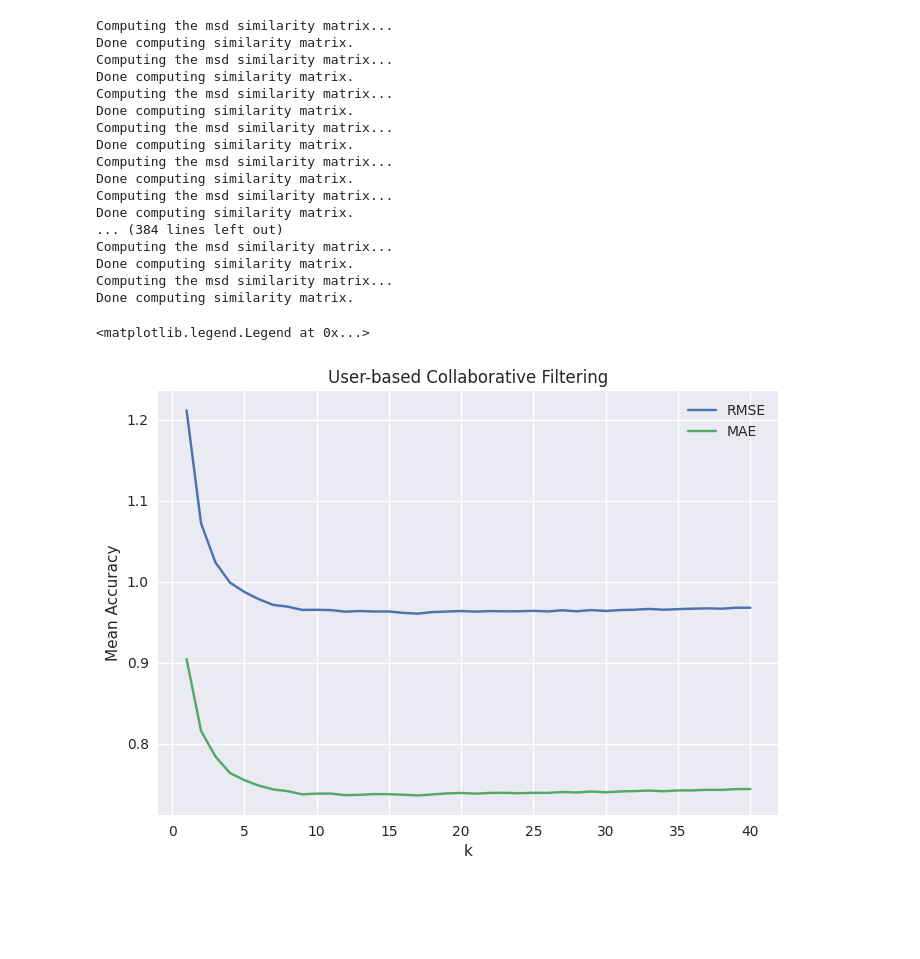
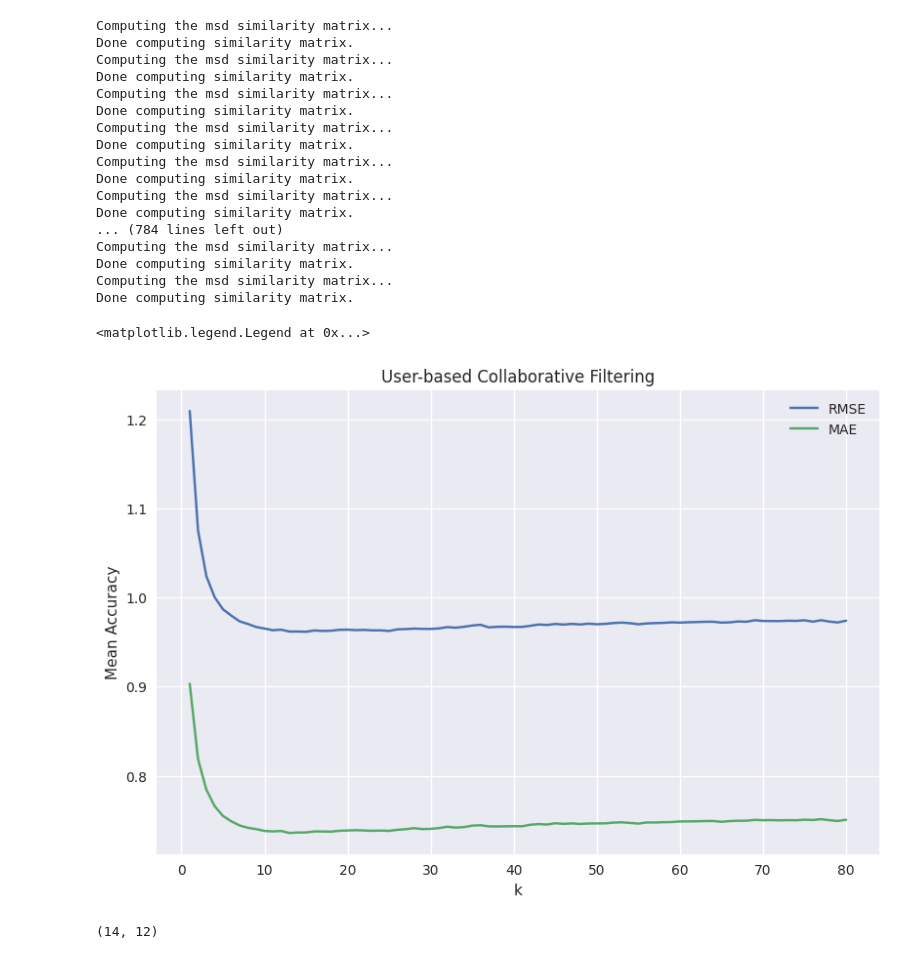
Before and after one commit to Clev7/CAP5610-HW3, a Jupyter notebook: recsys.ipynb, the cells around one changed output. Cells and saved outputs as stored; diff of their text form; code cells hidden in the pictures; blank space fills up the shorter version.

Commit message:
added figures

```diff
--- a/recsys.ipynb
+++ b/recsys.ipynb
@@ -82,7 +73,7 @@ sim_options = {
     "user_based": True
 }
 algo = KNNBasic(sim_optons=sim_options)
-cv = cross_validate(algo, data, measures=['rmse', 'mae'], cv=5)
+cv_ub_cosine = cross_validate(algo, data, measures=['rmse', 'mae'], cv=5, verbose=True)
 rmse_mean = cv["test_rmse"].mean()
 mae_mean = cv["test_mae"].mean()
 print(f'RMSE Mean Accuracy: {rmse_mean}')
@@ -108,7 +106,7 @@ sim_options = {
     "user_based": True
 }
 algo = KNNBasic(sim_optons=sim_options)
-cv = cross_validate(algo, data, measures=['rmse', 'mae'], cv=5)
+cv_ub_pearson = cross_validate(algo, data, measures=['rmse', 'mae'], cv=5, verbose=True)
 rmse_mean = cv["test_rmse"].mean()
 mae_mean = cv["test_mae"].mean()
 print(f'RMSE Mean Accuracy: {rmse_mean}')
@@ -134,7 +139,7 @@ sim_options = {
     "user_based": False
 }
 algo = KNNBasic(sim_optons=sim_options)
-cv = cross_validate(algo, data, measures=['rmse', 'mae'], cv=5)
+cv_ib_msd = cross_validate(algo, data, measures=['rmse', 'mae'], cv=5, verbose=True)
 rmse_mean = cv["test_rmse"].mean()
 mae_mean = cv["test_mae"].mean()
 print(f'RMSE Mean Accuracy: {rmse_mean}')
@@ -160,7 +172,7 @@ sim_options = {
     "user_based": False
 }
 algo = KNNBasic(sim_optons=sim_options)
-cv = cross_validate(algo, data, measures=['rmse', 'mae'], cv=5)
+cv_ib_cosine = cross_validate(algo, data, measures=['rmse', 'mae'], cv=5, verbose=True)
 rmse_mean = cv["test_rmse"].mean()
 mae_mean = cv["test_mae"].mean()
 print(f'RMSE Mean Accuracy: {rmse_mean}')
@@ -222,44 +275,50 @@ plt.style.use('seaborn')
 sim_options = {
     "user_based": True
 }
-k_vals = [k for k in range(1, 41)]
+
+k_vals = range(1, 81)
 rmse_means = []
 mae_means = []
 for k in k_vals:
+    print(k)
     algo = KNNBasic(k=k, sim_options=sim_options)
     cv = cross_validate(algo, data, measures=['rmse', 'mae'], cv=5)
     rmse_mean = cv["test_rmse"].mean()
     rmse_means.append(rmse_mean)
     mae_mean = cv["test_mae"].mean()
     mae_means.append(mae_mean)
 
 fig, ax = plt.subplots()
 ax.set_title("User-based Collaborative Filtering")
 ax.set_xlabel("k")
 ax.set_ylabel("Mean Accuracy")
 ax.plot(k_vals, rmse_means, label='RMSE')
 ax.plot(k_vals, mae_means, label='MAE')
 ax.legend()
 # %% [output]
 Computing the msd similarity matrix...
 Done computing similarity matrix.
 Computing the msd similarity matrix...
 Done computing similarity matrix.
 Computing the msd similarity matrix...
 Done computing similarity matrix.
 Computing the msd similarity matrix...
 Done computing similarity matrix.
 Computing the msd similarity matrix...
 Done computing similarity matrix.
 Computing the msd similarity matrix...
 Done computing similarity matrix.
-... (384 lines left out)
+... (784 lines left out)
 Computing the msd similarity matrix...
 Done computing similarity matrix.
 Computing the msd similarity matrix...
 Done computing similarity matrix.
 <matplotlib.legend.Legend at 0x...>
-[figure, old version]
+[figure, new version]
+# %%
+rmse_means.index(min(rmse_means))
+# %% [output]
+(14, 12)
 # %%
 # Plotting Mean RMSE Accuracy and MAE Mean Accuracy
 # using different values of k for item-based
```
Also changed, not shown: parts of 15 cells of this notebook, 7 other files.
